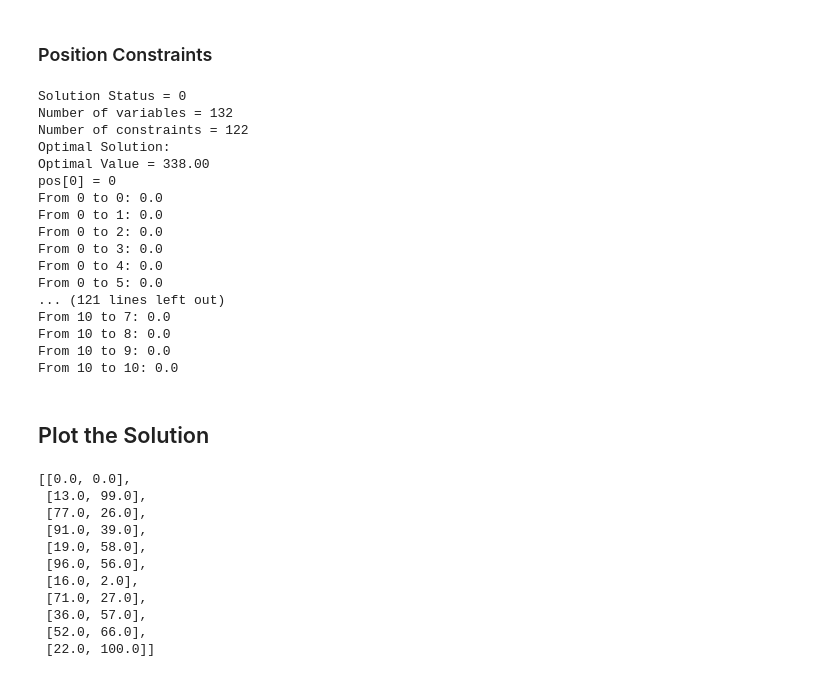
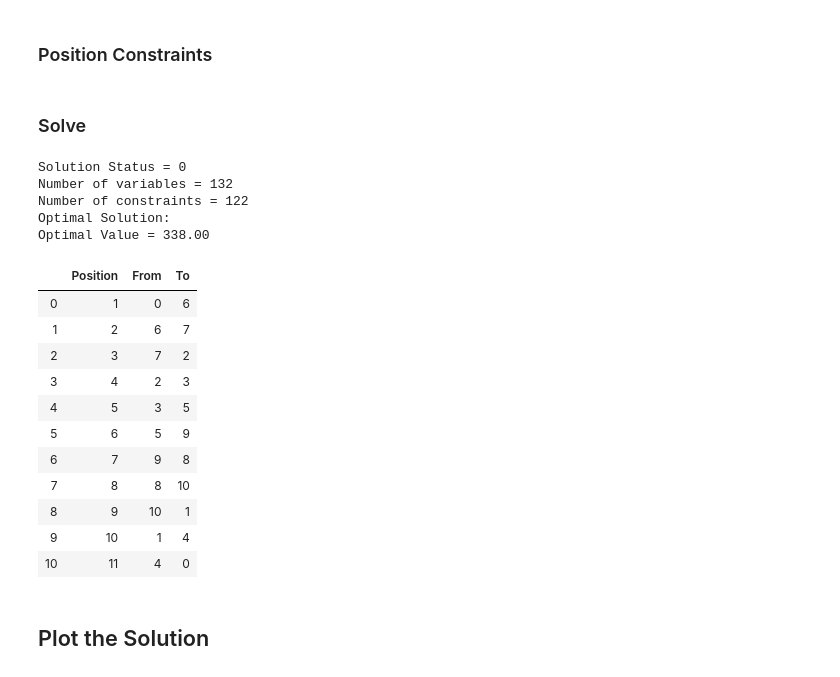
Before and after one commit to camzman/Capstone, a Jupyter notebook: TSP_Lists_sox.ipynb, the cells around one changed output. Cells and saved outputs as stored; diff of their text form; code cells hidden in the pictures.

```diff
--- a/TSP_Lists_sox.ipynb
+++ b/TSP_Lists_sox.ipynb
@@ -24,6 +20,9 @@ mymodel = glp.Solver('Traveling Salesman', glp.Solver.CBC_MIXED_INTEGER_PROGRAMM
+# %%
+# Set filepath for CSV with cost / distance data
+filepath = 'Orders_Data_TSP.csv'
 # %%
 # import csv distance matrix as list
-with open('Orders_Data_TSP.csv', newline='') as f:
+with open(filepath, newline='') as f:
     reader = csv.reader(f)
     cost = list(reader)
 
@@ -146,6 +119,8 @@ for i in range(1,N):
         MTZ[i][j].SetCoefficient(use_arc[i][j], N-1)
         MTZ[i][j].SetCoefficient(pos[i], 1)
         MTZ[i][j].SetCoefficient(pos[j], -1)
+# %% [markdown]
+### Solve
 # %%
 # Solve the model and print optimal solution
 status = mymodel.Solve()                 # solve mymodel and display the solution
@@ -160,36 +135,43 @@ print('Optimal Solution:')
 print('Optimal Value = %.2f' % shortest_route.Value())
 
 # Display optimal solution
-for i in range(N):
-    print('pos[%d] = %d' % (i, pos[i].solution_value()))
-    for j in range(N):
-        print('From ', i, ' to ', j, ': ', use_arc[i][j].solution_value(), sep = '')
-
-#        if i == N-1 or i == j:
-#            continue
-#        elif j == N-1:
- #           j = 1
- #           print('From node ', i + 1, ' to node ', j + 1, ': ', use_arc[j][i].solution_value(), sep = '')
- #       else:
-  #          print('From node ', i + 1, ' to node ', j + 1, ': ', use_arc[j][i].solution_value(), sep = '')
+#for i in range(N):
+#    print('pos[%d] = %d' % (i, pos[i].solution_value()))
+#    for j in range(N):
+ #       print('From ', i, ' to ', j, ': ', use_arc[i][j].solution_value(), sep = '')
 # %% [output]
 Solution Status = 0
 Number of variables = 132
 Number of constraints = 122
 Optimal Solution:
 Optimal Value = 338.00
-pos[0] = 0
-From 0 to 0: 0.0
-From 0 to 1: 0.0
-From 0 to 2: 0.0
-From 0 to 3: 0.0
-From 0 to 4: 0.0
-From 0 to 5: 0.0
-... (121 lines left out)
-From 10 to 7: 0.0
-From 10 to 8: 0.0
-From 10 to 9: 0.0
-From 10 to 10: 0.0
+# %%
+Position = []
+From = []
+To = []
+
+for i in range(N):
+    Position.append(int(pos[i].solution_value() + 1))
+    for j in range(N):
+        if use_arc[i][j].solution_value() == 1:
+            From.append(i)
+            To.append(j)
+solution = pd.DataFrame(list(zip(Position, From, To)), columns = ['Position', 'From', 'To'])
+solution = solution.sort_values('Position').reset_index(drop=True)
+solution
+# %% [output]
+|  | Position | From | To |
+| 0 | 1 | 0 | 6 |
+| 1 | 2 | 6 | 7 |
+| 2 | 3 | 7 | 2 |
+| 3 | 4 | 2 | 3 |
+| 4 | 5 | 3 | 5 |
+| 5 | 6 | 5 | 9 |
+| 6 | 7 | 9 | 8 |
+| 7 | 8 | 8 | 10 |
+| 8 | 9 | 10 | 1 |
+| 9 | 10 | 1 | 4 |
+| 10 | 11 | 4 | 0 |
 # %% [markdown]
 ## Plot the Solution
 # %%
@@ -203,18 +186,5 @@ with open('XYcoord.csv', newline='') as f:
 
 # remove blanks & converting to integers
 for i in range(len(coord)):
-    coord[i] = [float(item) for item in coord[i] if item]
+    coord[i] = [int(item) for item in coord[i] if item]
 coord = [item for item in coord if item]
-coord
-# %% [output]
-[[0.0, 0.0],
- [13.0, 99.0],
- [77.0, 26.0],
- [91.0, 39.0],
- [19.0, 58.0],
- [96.0, 56.0],
- [16.0, 2.0],
- [71.0, 27.0],
- [36.0, 57.0],
- [52.0, 66.0],
- [22.0, 100.0]]
```
Also changed, not shown: parts of 20 cells of this notebook, 3 other files.
